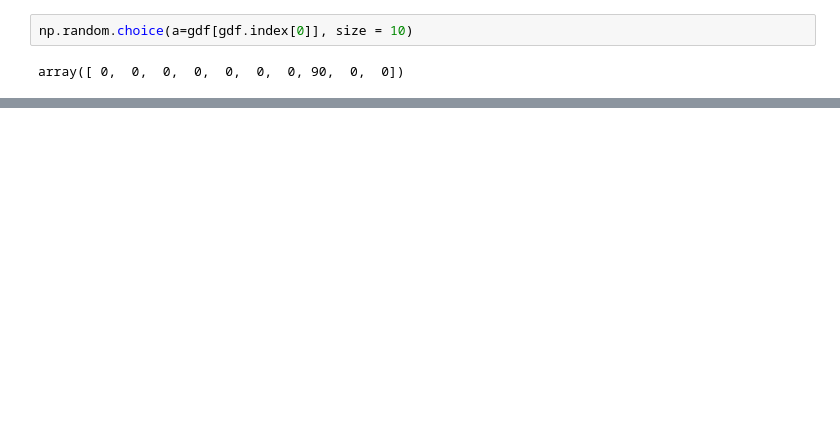
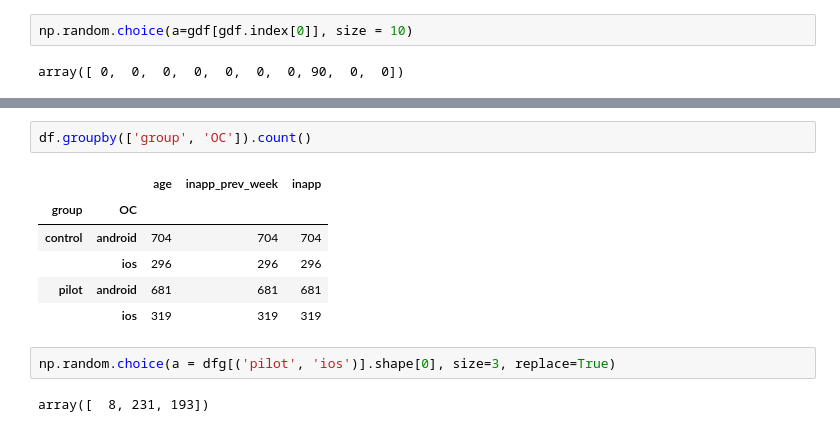
Before and after one commit to Igor-Savchenko/AB-tests, a Jupyter notebook: test_note.ipynb, the cells around one changed output, grey strips where cells are left out. Cells and saved outputs as stored; diff of their text form; blank space fills up the shorter version.

```diff
--- a/test_note.ipynb
+++ b/test_note.ipynb
@@ -364,0 +466,13 @@ array([ 0,  0,  0,  0,  0,  0,  0, 90,  0,  0])
+# %%
+df.groupby(['group', 'ОС']).count()
+# %% [output]
+|  |  | age | inapp_prev_week | inapp |
+| group | ОС |  |  |  |
+| control | android | 704 | 704 | 704 |
+|  | ios | 296 | 296 | 296 |
+| pilot | android | 681 | 681 | 681 |
+|  | ios | 319 | 319 | 319 |
+# %%
+np.random.choice(a = dfg[('pilot', 'ios')].shape[0], size=3, replace=True)
+# %% [output]
+array([  8, 231, 193])
```
Also changed, not shown: parts of 18 cells of this notebook, 1 other file.
